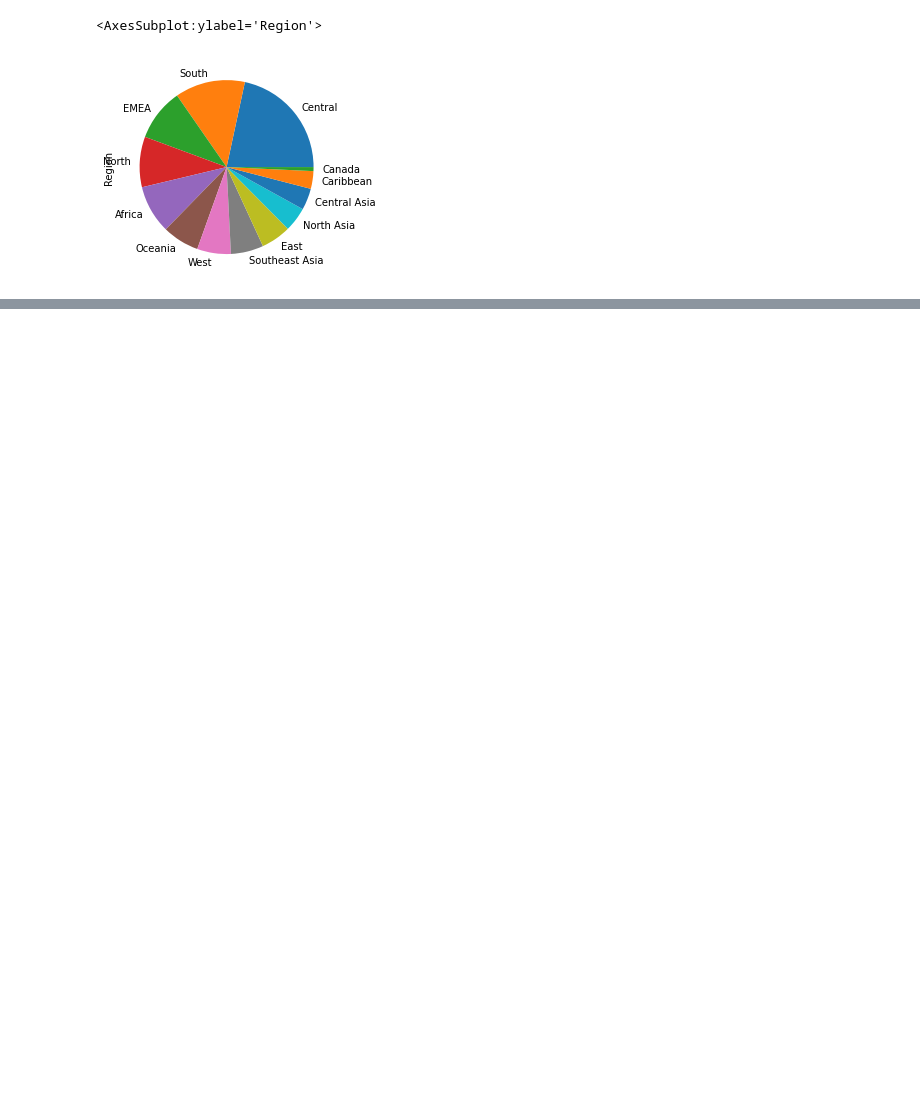
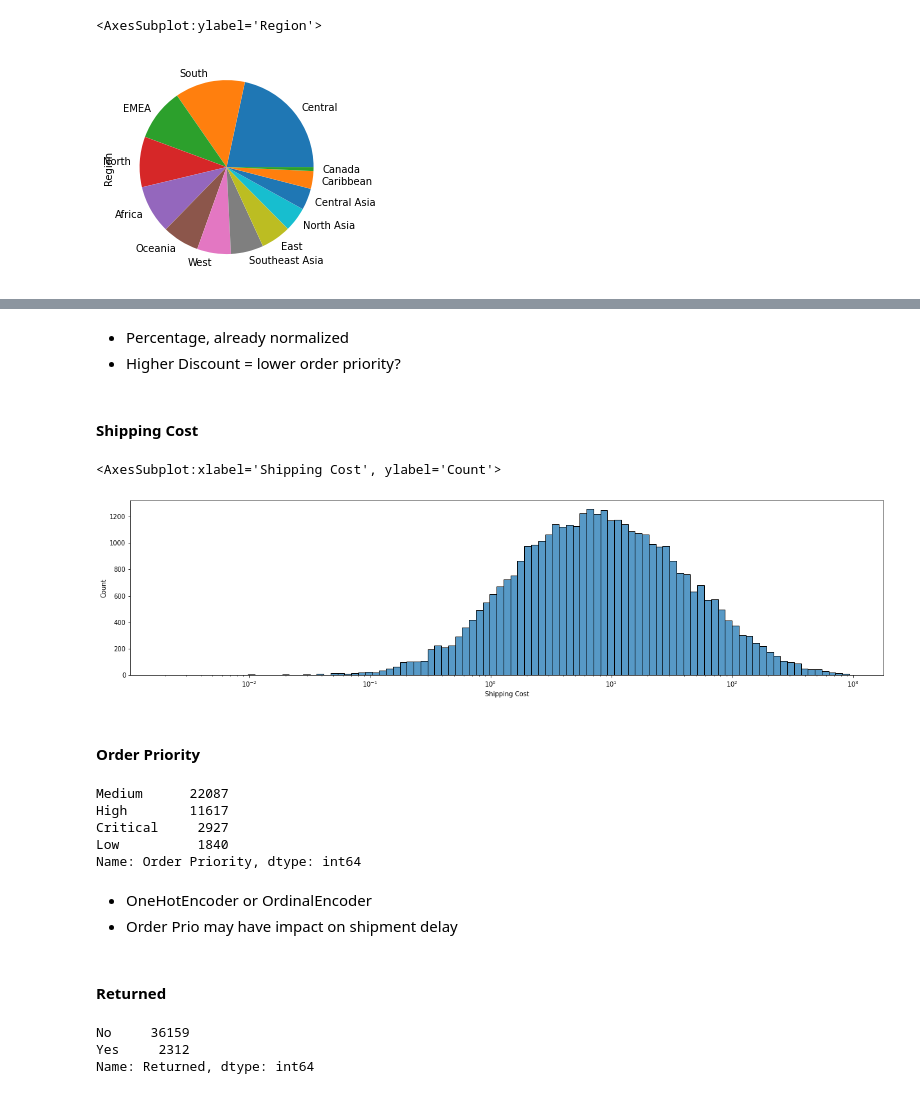
Before and after one commit to marc-ah/ml_superstore, a Jupyter notebook: scripts/inspection.ipynb, the cells around one changed output, grey strips where cells are left out. Cells and saved outputs as stored; diff of their text form; code cells hidden in the pictures; blank space fills up the shorter version.

```diff
--- a/scripts/inspection.ipynb
+++ b/scripts/inspection.ipynb
@@ -353,0 +409,31 @@ sns.histplot(df_train["Profit"]).set(yscale="log")
+# %% [markdown]
+* Percentage, already normalized
+* Higher Discount = lower order priority?
+# %% [markdown]
+#### Shipping Cost
+# %%
+sns.histplot(data=df_train, x="Shipping Cost", log_scale=True)
+# %% [output]
+<AxesSubplot:xlabel='Shipping Cost', ylabel='Count'>
+[figure, added]
+# %% [markdown]
+#### Order Priority
+# %%
+df_train["Order Priority"].value_counts()
+# %% [output]
+Medium      22087
+High        11617
+Critical     2927
+Low          1840
+Name: Order Priority, dtype: int64
+# %% [markdown]
+* OneHotEncoder or OrdinalEncoder
+* Order Prio may have impact on shipment delay
+# %% [markdown]
+#### Returned
+# %%
+df_train["Returned"].value_counts()
+# %% [output]
+No     36159
+Yes     2312
+Name: Returned, dtype: int64
```
Also changed, not shown: parts of 70 cells of this notebook, 1 other file.
